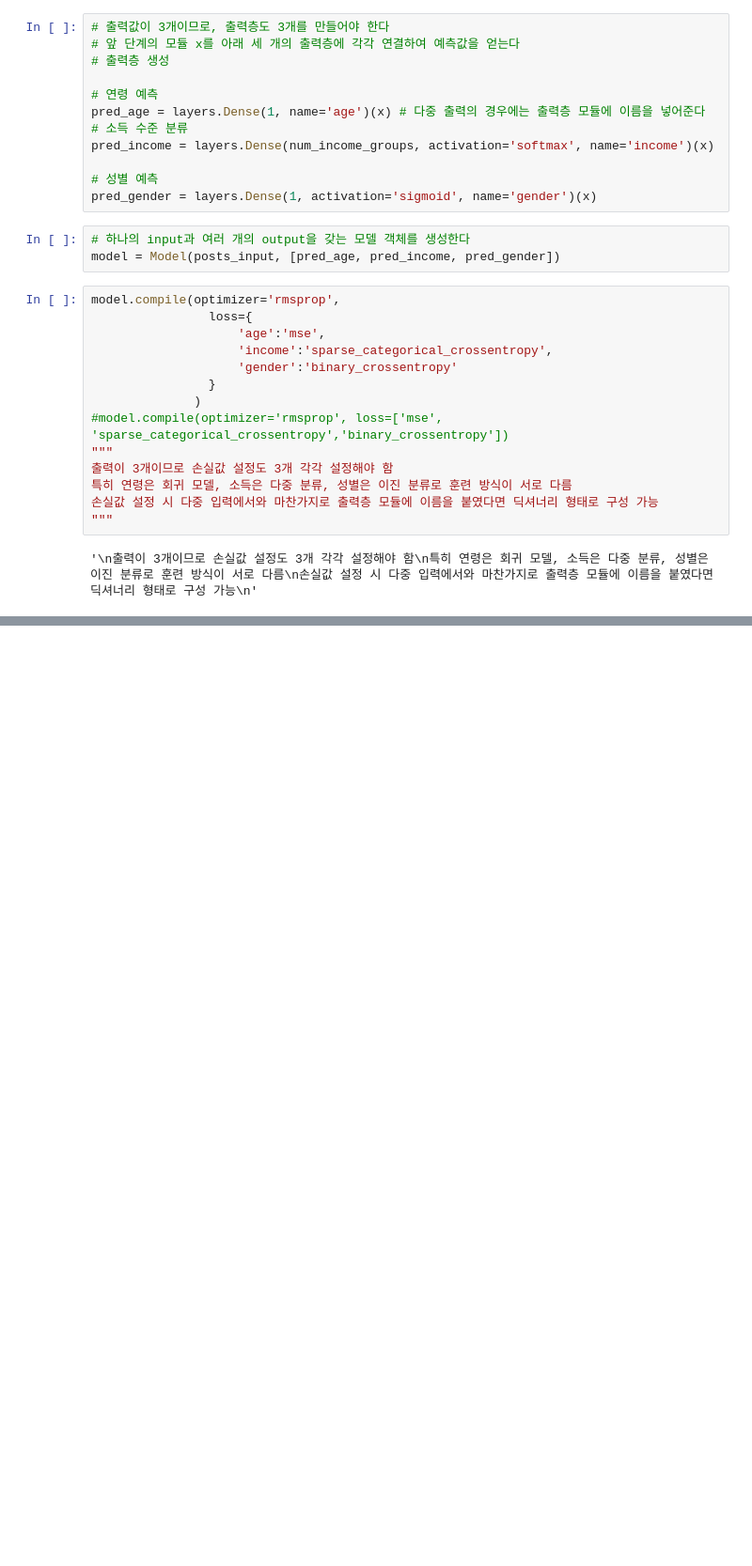
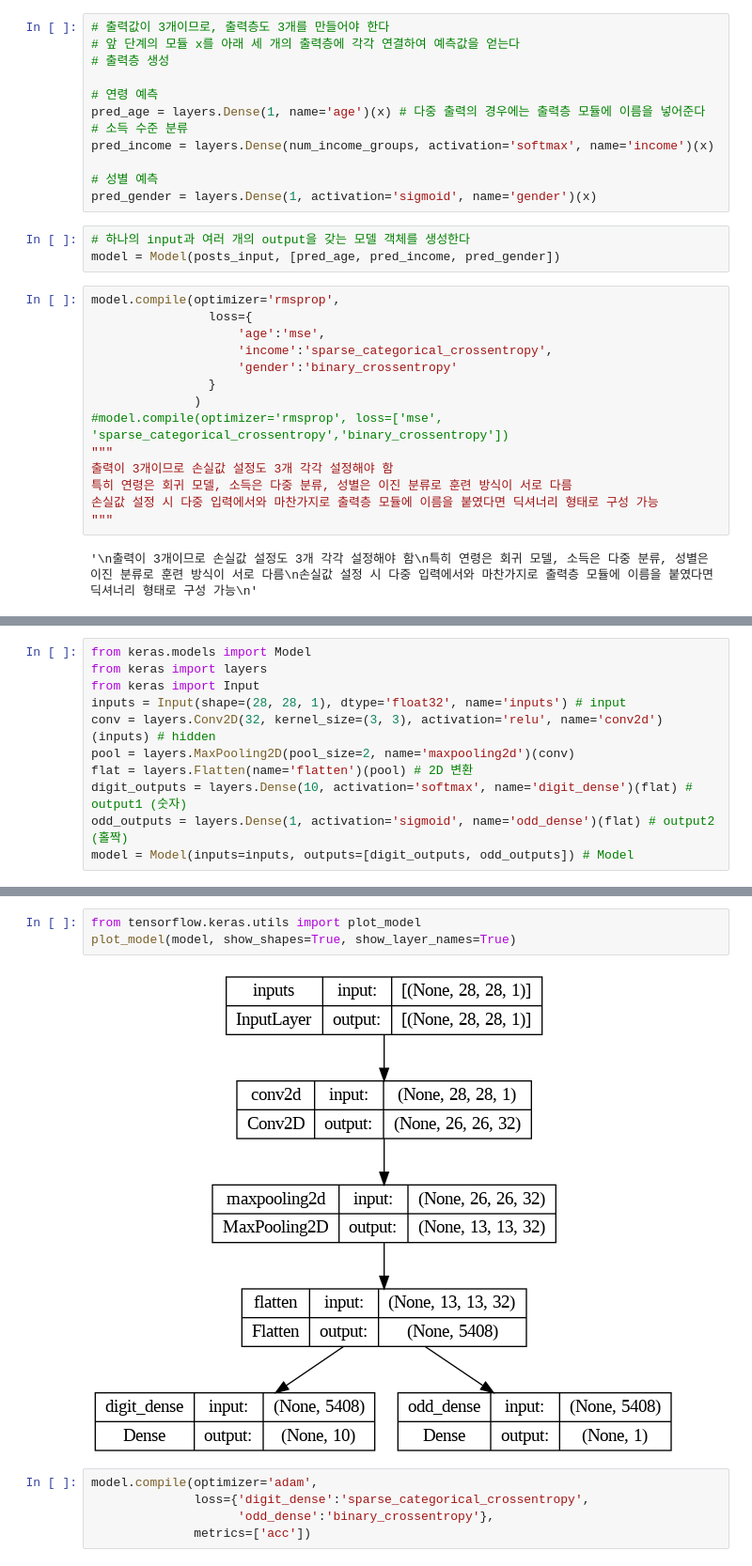
Before and after one commit to Ryu4824/AI_ImgStudy, a Jupyter notebook: CNN 중급 활용/4_2_2_Functional_API_활용.ipynb, the cells around one changed output, grey strips where cells are left out. Shown at 94% size. Cells and saved outputs as stored; diff of their text form; blank space fills up the shorter version.

```diff
--- a/CNN 중급 활용/4_2_2_Functional_API_활용.ipynb
+++ b/CNN 중급 활용/4_2_2_Functional_API_활용.ipynb
@@ -247,0 +363,11 @@ plot_model(model, show_shapes=True, show_layer_names=True)
+# %%
+from keras.models import Model
+from keras import layers
+from keras import Input
+inputs = Input(shape=(28, 28, 1), dtype='float32', name='inputs') # input
+conv = layers.Conv2D(32, kernel_size=(3, 3), activation='relu', name='conv2d')(inputs) # hidden
+pool = layers.MaxPooling2D(pool_size=2, name='maxpooling2d')(conv)
+flat = layers.Flatten(name='flatten')(pool) # 2D 변환
+digit_outputs = layers.Dense(10, activation='softmax', name='digit_dense')(flat) # output1 (숫자)
+odd_outputs = layers.Dense(1, activation='sigmoid', name='odd_dense')(flat) # output2 (홀짝)
+model = Model(inputs=inputs, outputs=[digit_outputs, odd_outputs]) # Model
@@ -247,0 +394,10 @@ plot_model(model, show_shapes=True, show_layer_names=True)
+# %%
+from tensorflow.keras.utils import plot_model
+plot_model(model, show_shapes=True, show_layer_names=True)
+# %% [output]
+[figure, added]
+# %%
+model.compile(optimizer='adam',
+              loss={'digit_dense':'sparse_categorical_crossentropy',
+                    'odd_dense':'binary_crossentropy'},
+              metrics=['acc'])
```
Also changed, not shown: parts of 29 cells of this notebook.
